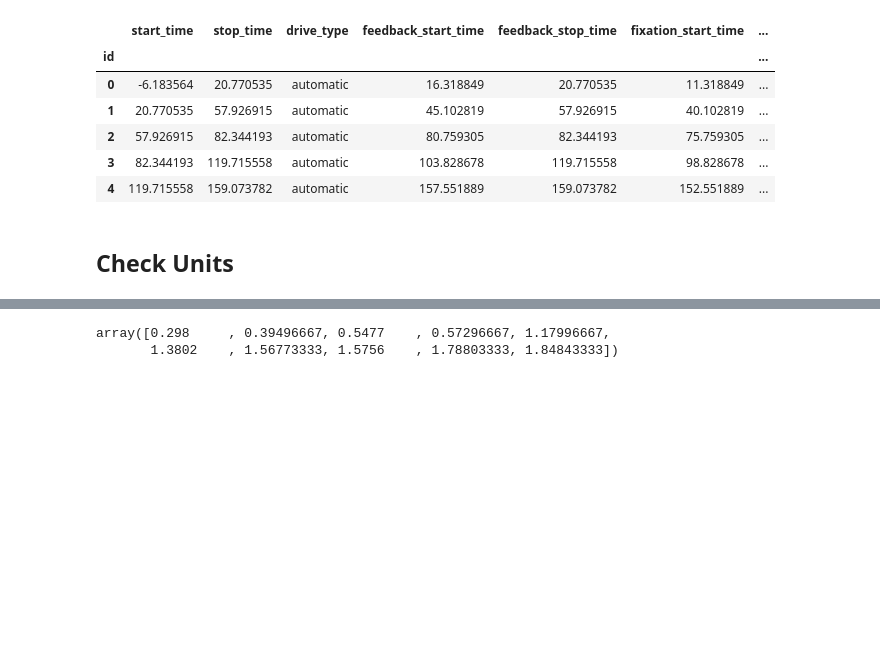
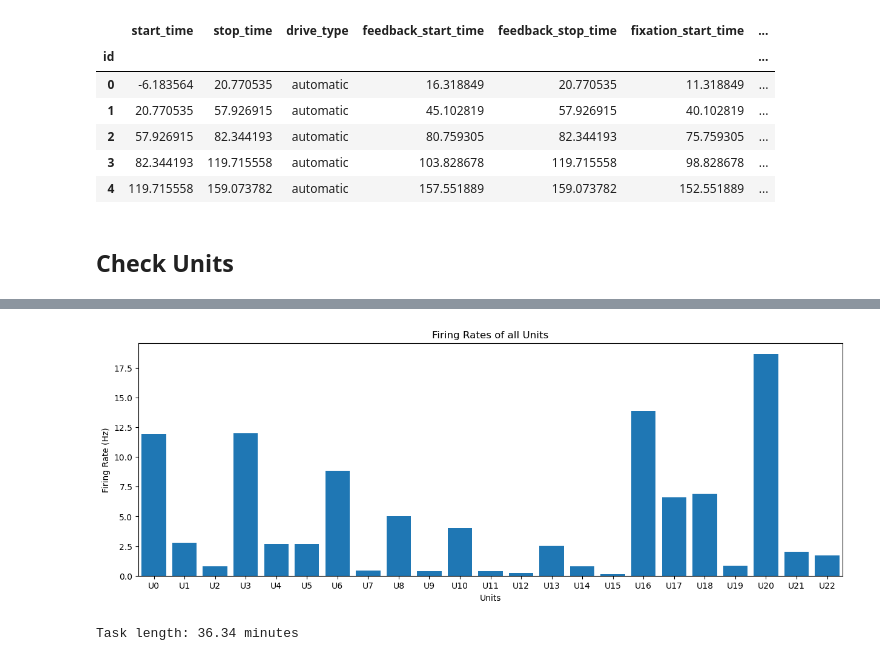
Before and after one commit to HSNPipeline/AnalyzeTrain, a Jupyter notebook: notebooks/00-DataChecks.ipynb, the cells around one changed output, grey strips where cells are left out. Saved outputs shown, nothing was run; the diff lists cells and outputs as text; code cells hidden in the pictures; blank space fills up the shorter version.

Commit message:
update checks - add spike explores

```diff
--- a/notebooks/00-DataChecks.ipynb
+++ b/notebooks/00-DataChecks.ipynb
@@ -131,9 +136,11 @@ Total number of spikes: 497228
-# %%
-# Get some spike times
-spikes = nwbfile.units.get_unit_spike_times(0)
-# %%
-# Check some example spike times
-spikes[0:10]
-# %% [output]
-array([0.298     , 0.39496667, 0.5477    , 0.57296667, 1.17996667,
-       1.3802    , 1.56773333, 1.5756    , 1.78803333, 1.84843333])
+# %%
+# Get spiking activity from across all units
+all_spikes = [nwbfile.units.get_unit_spike_times(uind) for uind in range(n_units)]
+# %%
+# Calculate the average overall firing rate of each neuron
+rates = [compute_firing_rate(spikes) for spikes in all_spikes]
+# %%
+# Plot approximate firing rate for each unit
+plot_firing_rates(rates, figsize=(15, 5))
+# %% [output]
+[figure, added]
@@ -139,0 +154,5 @@ array([0.298     , 0.39496667, 0.5477    , 0.57296667, 1.17996667,
+# %%
+# Check the task / recording length, based on unit time
+print('Task length: {:1.2f} minutes'.format(task_len))
+# %% [output]
+Task length: 36.34 minutes
```
Also changed, not shown: parts of 7 cells of this notebook.
